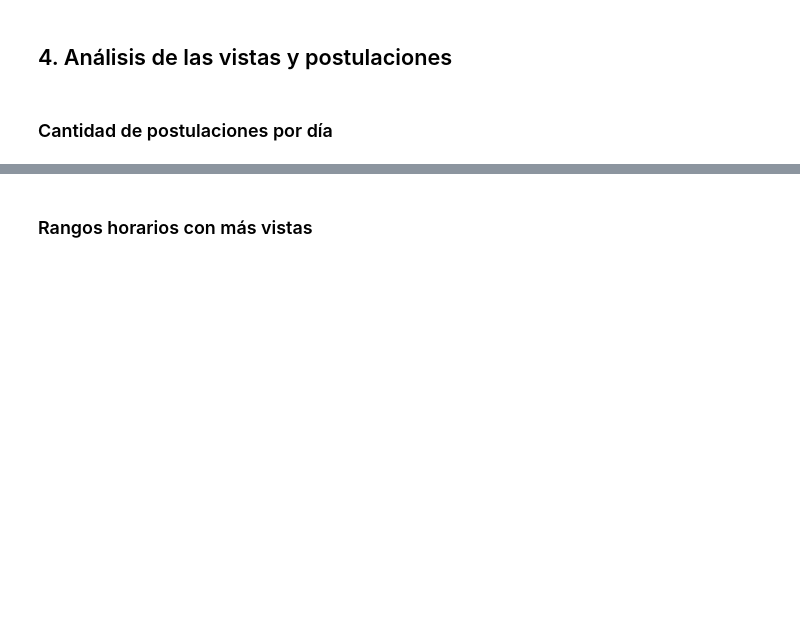
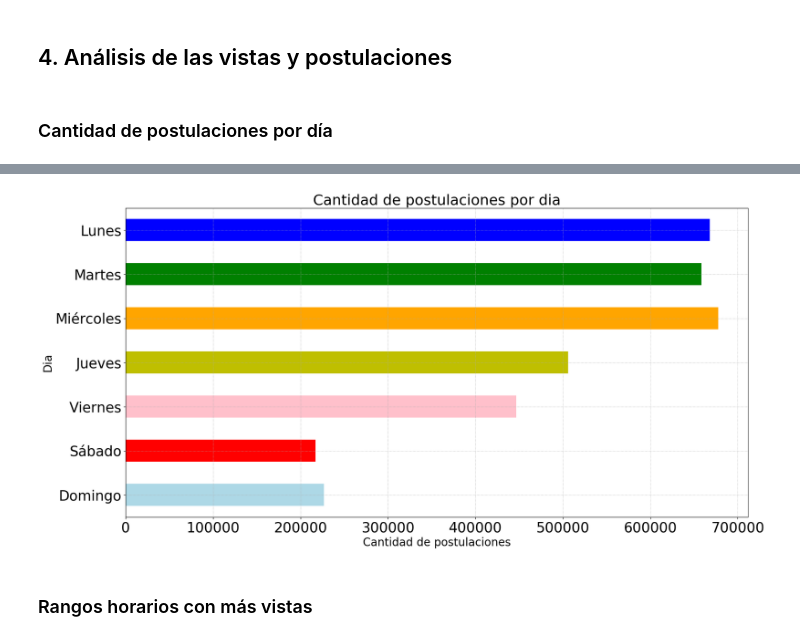
Before and after one commit to tomasBustamante/postulaciones, a Jupyter notebook: Avisos_laborales_y_postulaciones.ipynb, the cells around one changed output, grey strips where cells are left out. Drawn from its saved outputs; the diff is of its cells as text; code cells hidden in the pictures; blank space fills up the shorter version.

Commit message:
Postulaciones por dia

```diff
--- a/Avisos_laborales_y_postulaciones.ipynb
+++ b/Avisos_laborales_y_postulaciones.ipynb
@@ -326,3 +348,10 @@ plt.xaxis.grid(False);
 ## 4. Análisis de las vistas y postulaciones
 # %% [markdown]
 ### Cantidad de postulaciones por día
+# %%
+postulaciones['num_dia'] = postulaciones['fechapostulacion'].dt.weekday.map(\
+                        pd.Series('0 1 2 3 4 5 6'.split()))
+postulaciones['num_dia'] = postulaciones.num_dia.apply(pd.to_numeric)
+postulaciones['num_mes'] = postulaciones['fechapostulacion'].dt.month
+postulaciones['num_semana'] = postulaciones['fechapostulacion'].dt.weekofyear
+postulaciones.head()
@@ -328,0 +365,7 @@ plt.xaxis.grid(False);
+# %%
+postulaciones_dias = postulaciones.num_dia.value_counts().to_frame().reset_index().sort_values('index', ascending=False)
+postulaciones_dias.rename(index=str, columns={"index": "dia", "num_dia": "cantidad"}, inplace=True)
+# %%
+postulaciones_dias['dia'] = postulaciones_dias['dia'].map(pd.Series('Lunes Martes Miércoles Jueves Viernes Sábado Domingo'.split()))
+postulaciones_dias.set_index('dia', inplace=True)
+postulaciones_dias.head()
@@ -329,3 +380,13 @@ plt.xaxis.grid(False);
+# %%
+my_colors = list(islice(cycle(['lightblue', 'r', 'pink', 'y', 'orange', 'g', 'b']), None, len(postulaciones_dias)))
+
+plot = postulaciones_dias.plot(kind='barh',figsize=(20,10), fontsize=25, color=my_colors, legend=False)
+plot.set_title('Cantidad de postulaciones por dia', fontsize = 26)
+plot.set_xlabel('Cantidad de postulaciones', fontsize = 20)
+plot.set_ylabel('Dia', fontsize = 20)
+plot.grid(linestyle='dotted');
+# %% [output]
+[figure, added]
 # %% [markdown]
 ### Rangos horarios con más vistas
 # %% [markdown]
```
Also changed, not shown: parts of 5 cells of this notebook.
